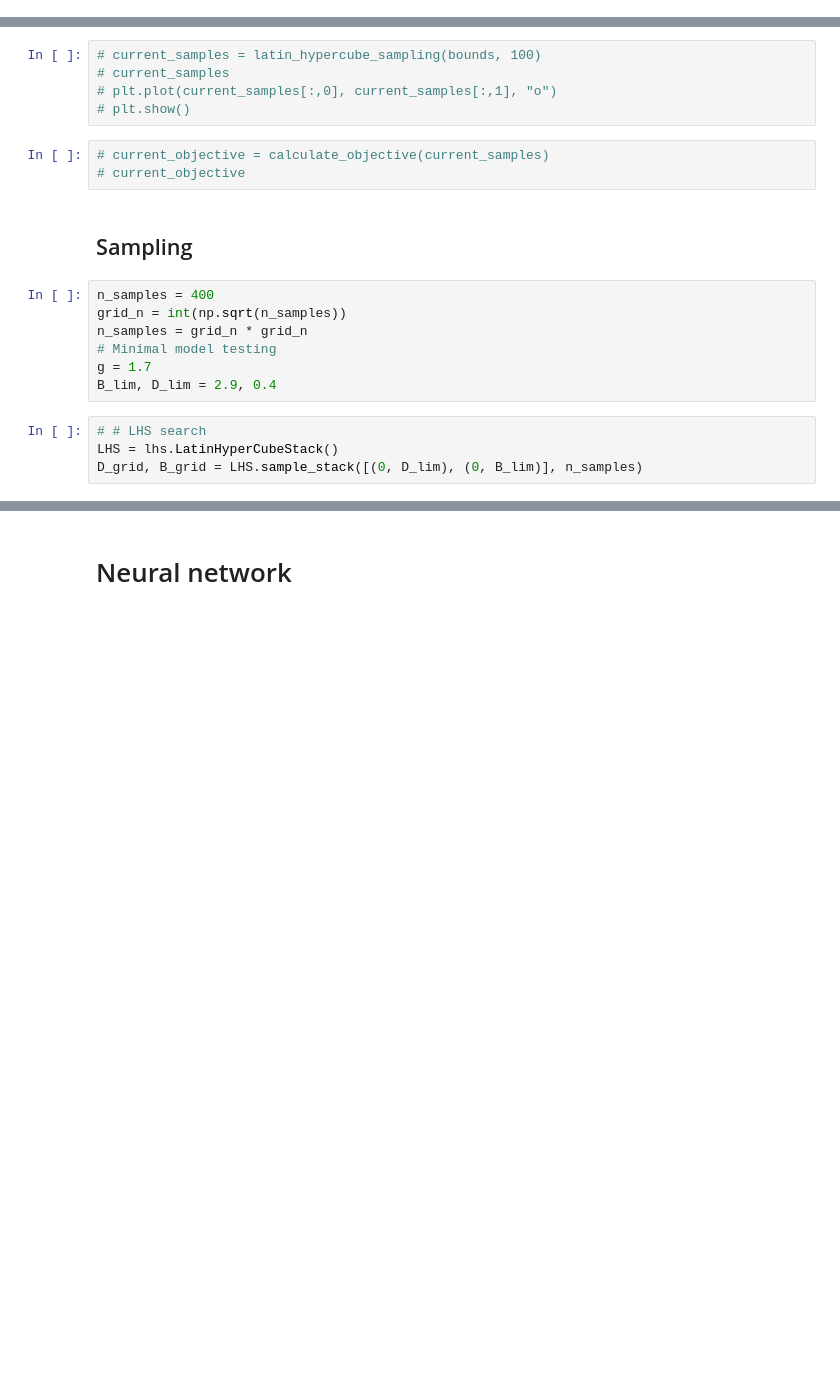
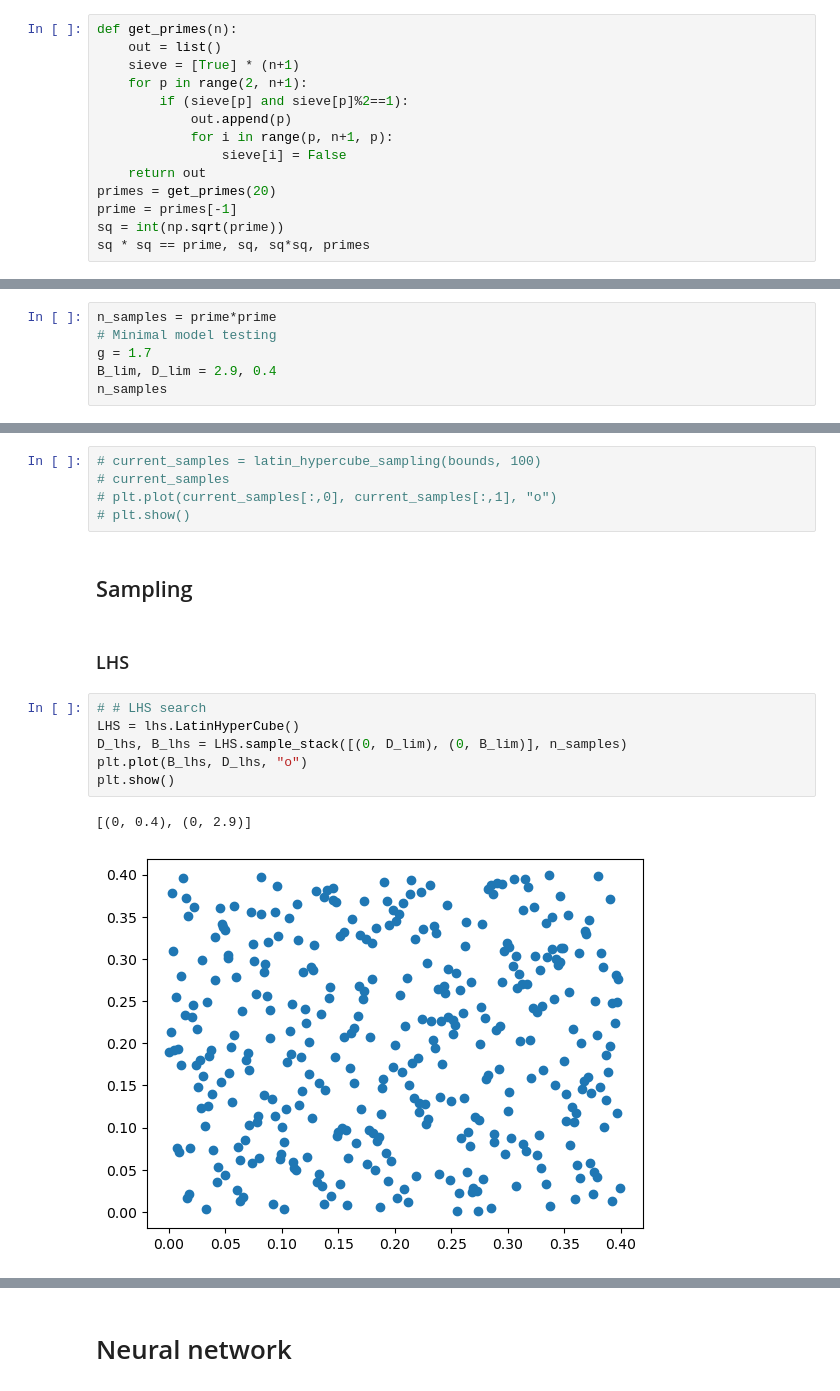
Before and after one commit to darkraisisi/sampling_hillslope_surrogate, a Jupyter notebook: experiments.ipynb, the cells around one changed output, grey strips where cells are left out. Cells and saved outputs as stored; diff of their text form; blank space fills up the shorter version.

```diff
--- a/experiments.ipynb
+++ b/experiments.ipynb
@@ -12,0 +20,14 @@ from visualise import stream, surface
+# %%
+def get_primes(n):
+    out = list()
+    sieve = [True] * (n+1)
+    for p in range(2, n+1):
+        if (sieve[p] and sieve[p]%2==1):
+            out.append(p)
+            for i in range(p, n+1, p):
+                sieve[i] = False
+    return out
+primes = get_primes(20)
+prime = primes[-1]
+sq = int(np.sqrt(prime))
+sq * sq == prime, sq, sq*sq, primes
@@ -12,0 +36,6 @@ from visualise import stream, surface
+# %%
+n_samples = prime*prime
+# Minimal model testing
+g = 1.7
+B_lim, D_lim = 2.9, 0.4
+n_samples
@@ -268,19 +255,16 @@ variance
 # current_samples
 # plt.plot(current_samples[:,0], current_samples[:,1], "o")
 # plt.show()
-# %%
-# current_objective = calculate_objective(current_samples)
-# current_objective
 # %% [markdown]
 ## Sampling
-# %%
-n_samples = 400
-grid_n = int(np.sqrt(n_samples))
-n_samples = grid_n * grid_n
-# Minimal model testing
-g = 1.7
-B_lim, D_lim = 2.9, 0.4
+# %% [markdown]
+### LHS
 # %%
 # # LHS search
-LHS = lhs.LatinHyperCubeStack()
-D_grid, B_grid = LHS.sample_stack([(0, D_lim), (0, B_lim)], n_samples)
+LHS = lhs.LatinHyperCube()
+D_lhs, B_lhs = LHS.sample_stack([(0, D_lim), (0, B_lim)], n_samples)
+plt.plot(B_lhs, D_lhs, "o")
+plt.show()
+# %% [output]
+[(0, 0.4), (0, 2.9)]
+[figure, added]
```
Also changed, not shown: parts of 76 cells of this notebook, 7 other files.
